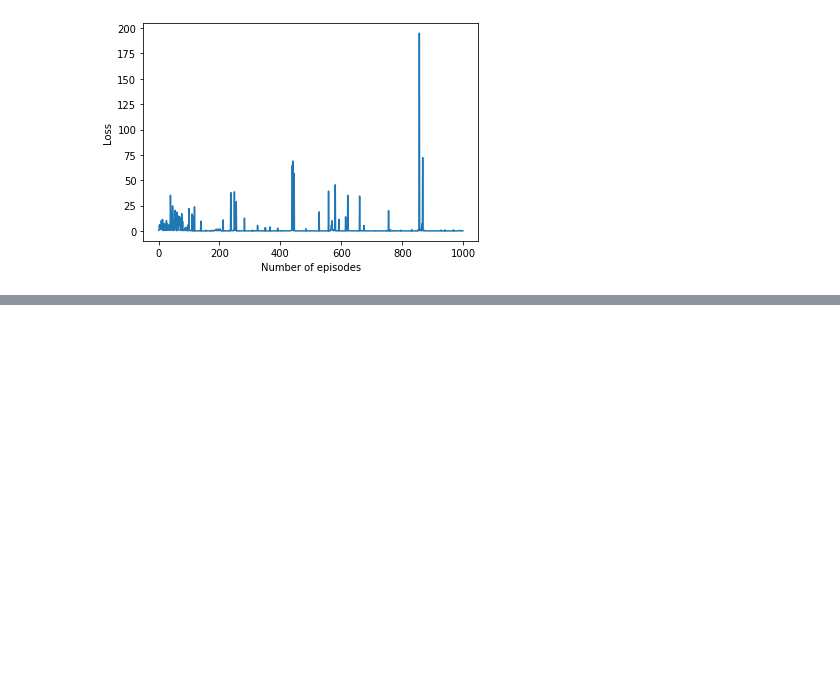
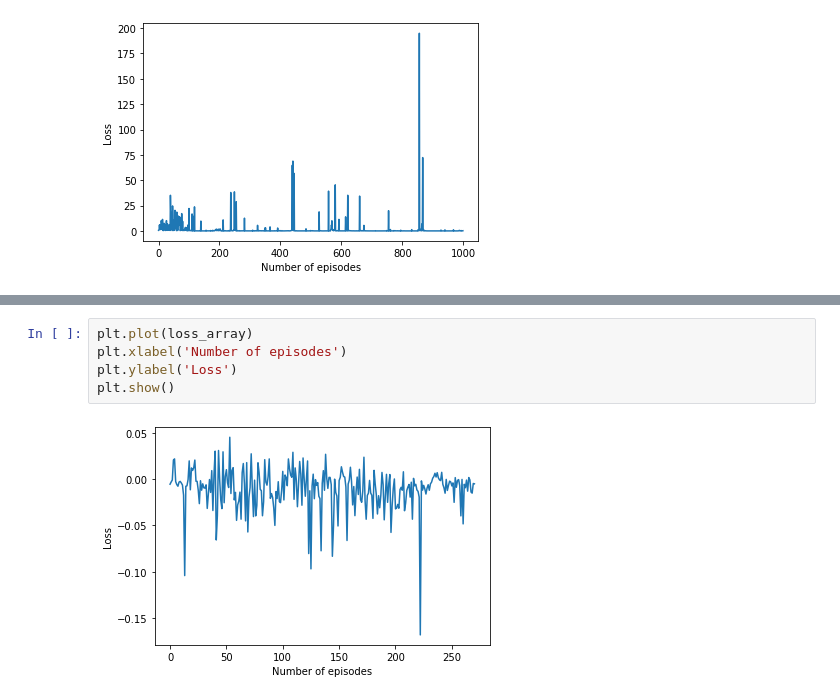
Before and after one commit to toenailssauce/CartPole, a Jupyter notebook: CartPole-v1.ipynb, the cells around one changed output, grey strips where cells are left out. Drawn from its saved outputs; the diff is of its cells as text; blank space fills up the shorter version.

```diff
--- a/CartPole-v1.ipynb
+++ b/CartPole-v1.ipynb
@@ -386,0 +402,7 @@ Model saved
+# %%
+plt.plot(loss_array)
+plt.xlabel('Number of episodes')
+plt.ylabel('Loss')
+plt.show()
+# %% [output]
+[figure, added]
```
Also changed, not shown: parts of 5 cells of this notebook, 6 other files.
